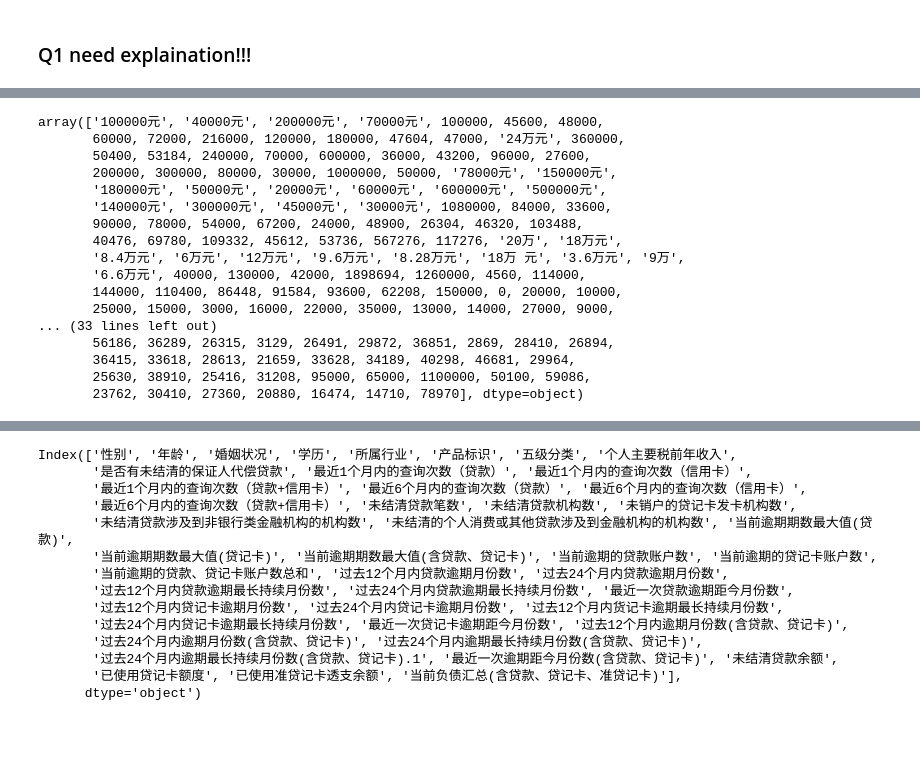
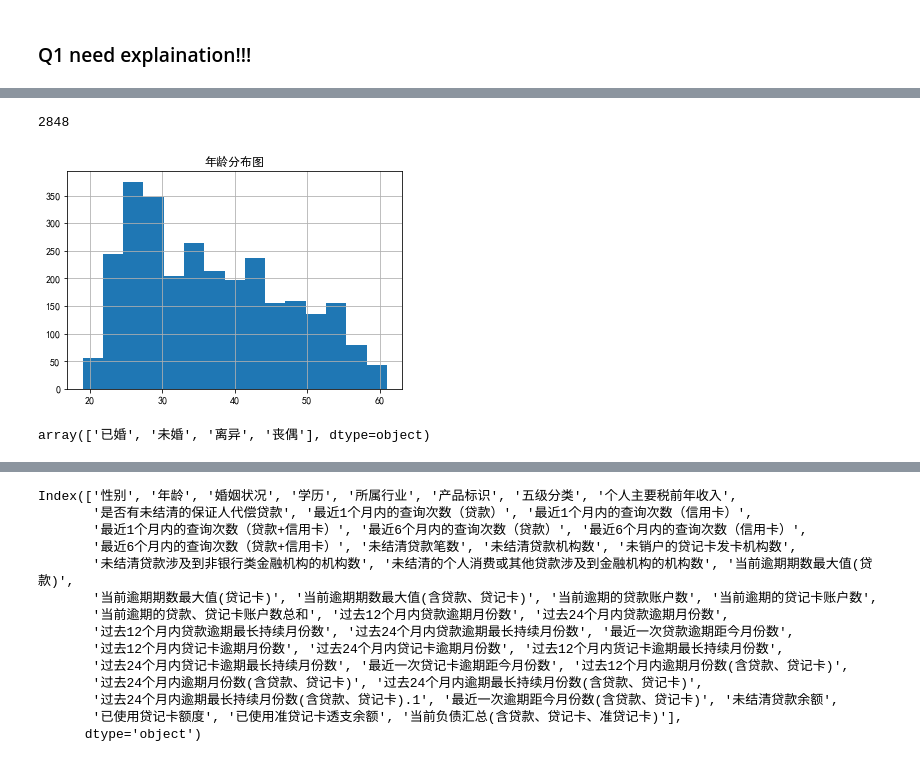
Before and after one commit to Judithning/Uda, a Jupyter notebook: bank_model.ipynb, the cells around one changed output, grey strips where cells are left out. Cells and saved outputs as stored; diff of their text form; code cells hidden in the pictures; blank space fills up the shorter version.

```diff
--- a/bank_model.ipynb
+++ b/bank_model.ipynb
@@ -15,4 +17,6 @@ df = pd.read_excel(path, header=0)
 # %%
-df.drop(['证件号码','客户名称','单位名称','户籍所在地','原管户客户经理','现管户客户经理'],axis=1,inplace=True)
+path1 = r'D:\Uda\account_data1.xlsx'
+df1 = pd.read_excel(path1, header=0)
+df1.drop(['证件号码','客户名称','单位名称','户籍所在地','原管户客户经理','现管户客户经理'],axis=1,inplace=True)
 # %% [markdown]
 ### data cleaning
@@ -96,20 +33,10 @@ array(['\xa0正常', '\xa0关注', '\xa0次级', '正常'], dtype=object)
-# %%
-df['个人主要税前年收入'].unique()
-# %% [output]
-array(['100000元', '40000元', '200000元', '70000元', 100000, 45600, 48000,
-       60000, 72000, 216000, 120000, 180000, 47604, 47000, '24万元', 360000,
-       50400, 53184, 240000, 70000, 600000, 36000, 43200, 96000, 27600,
-       200000, 300000, 80000, 30000, 1000000, 50000, '78000元', '150000元',
-       '180000元', '50000元', '20000元', '60000元', '600000元', '500000元',
-       '140000元', '300000元', '45000元', '30000元', 1080000, 84000, 33600,
-       90000, 78000, 54000, 67200, 24000, 48900, 26304, 46320, 103488,
-       40476, 69780, 109332, 45612, 53736, 567276, 117276, '20万', '18万元',
-       '8.4万元', '6万元', '12万元', '9.6万元', '8.28万元', '18万 元', '3.6万元', '9万',
-       '6.6万元', 40000, 130000, 42000, 1898694, 1260000, 4560, 114000,
-       144000, 110400, 86448, 91584, 93600, 62208, 150000, 0, 20000, 10000,
-       25000, 15000, 3000, 16000, 22000, 35000, 13000, 14000, 27000, 9000,
-... (33 lines left out)
-       56186, 36289, 26315, 3129, 26491, 29872, 36851, 2869, 28410, 26894,
-       36415, 33618, 28613, 21659, 33628, 34189, 40298, 46681, 29964,
-       25630, 38910, 25416, 31208, 95000, 65000, 1100000, 50100, 59086,
-       23762, 30410, 27360, 20880, 16474, 14710, 78970], dtype=object)
+# %%
+d0 = df[(df['过去24个月内逾期最长持续月份数(含贷款、贷记卡)']!=df['过去24个月内逾期最长持续月份数(含贷款、贷记卡).1'])]
+
+import openpyxl
+
+d0.to_excel(r'D:\Uda\unclear_data.xlsx')
+
+sum(df['过去24个月内逾期最长持续月份数(含贷款、贷记卡)']==df['过去24个月内逾期最长持续月份数(含贷款、贷记卡).1'])
+# %% [output]
+2848
@@ -115,0 +48,5 @@ array(['100000元', '40000元', '200000元', '70000元', 100000, 45600, 48000,
+# %%
+df1['性别'] = df1['性别'].str.replace('男 ','男')
+df1.replace({'婚姻状况':{' 离婚 ':'离异','离婚':'离异', ' 离异 ':'离异'},'学历':{'大学本科':'本科'}},inplace=True)
+df1['婚姻状况'].fillna('未知',inplace=True)
+df1.replace({'五级分类':{'\xa0正常':'正常','\xa0关注':'关注','\xa0次级':'次级'}},inplace=True)
@@ -115,0 +59,9 @@ array(['100000元', '40000元', '200000元', '70000元', 100000, 45600, 48000,
+# %%
+df1['年龄'].hist(bins=15)
+plt.title('年龄分布图');
+# %% [output]
+[figure, added]
+# %%
+df1['婚姻状况'].unique()
+# %% [output]
+array(['已婚', '未婚', '离异', '丧偶'], dtype=object)
```
Also changed, not shown: parts of 41 cells of this notebook.
